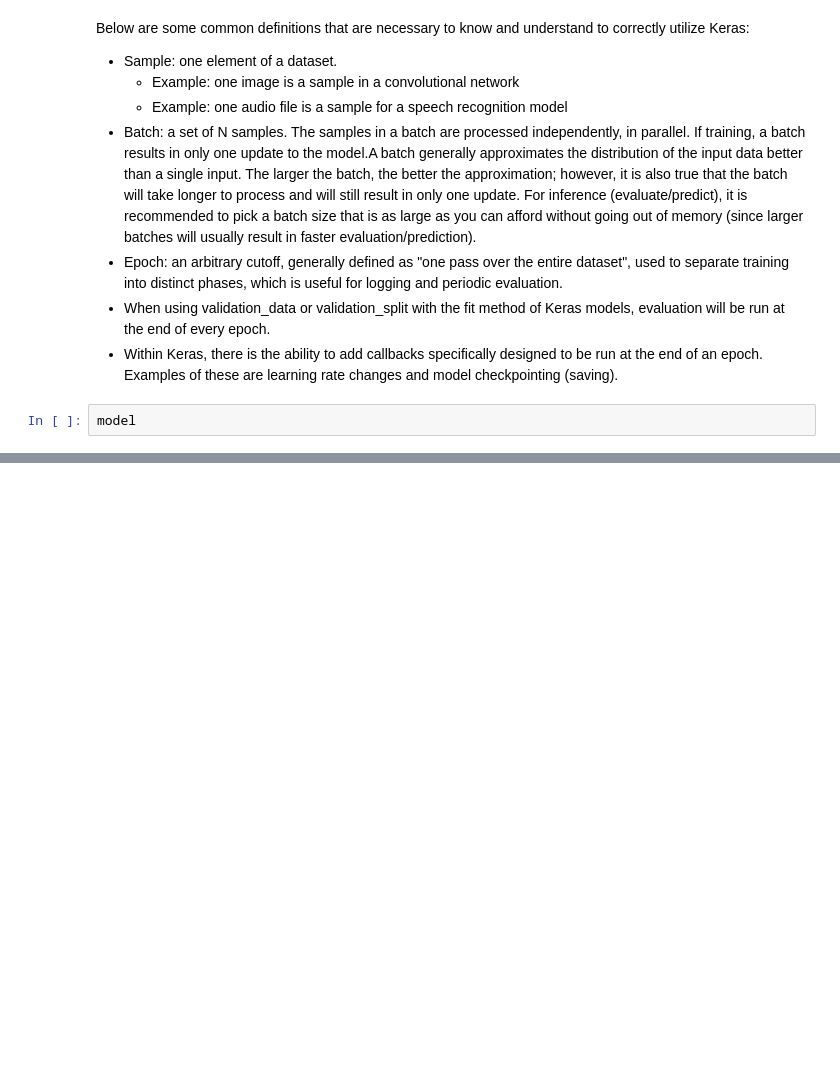
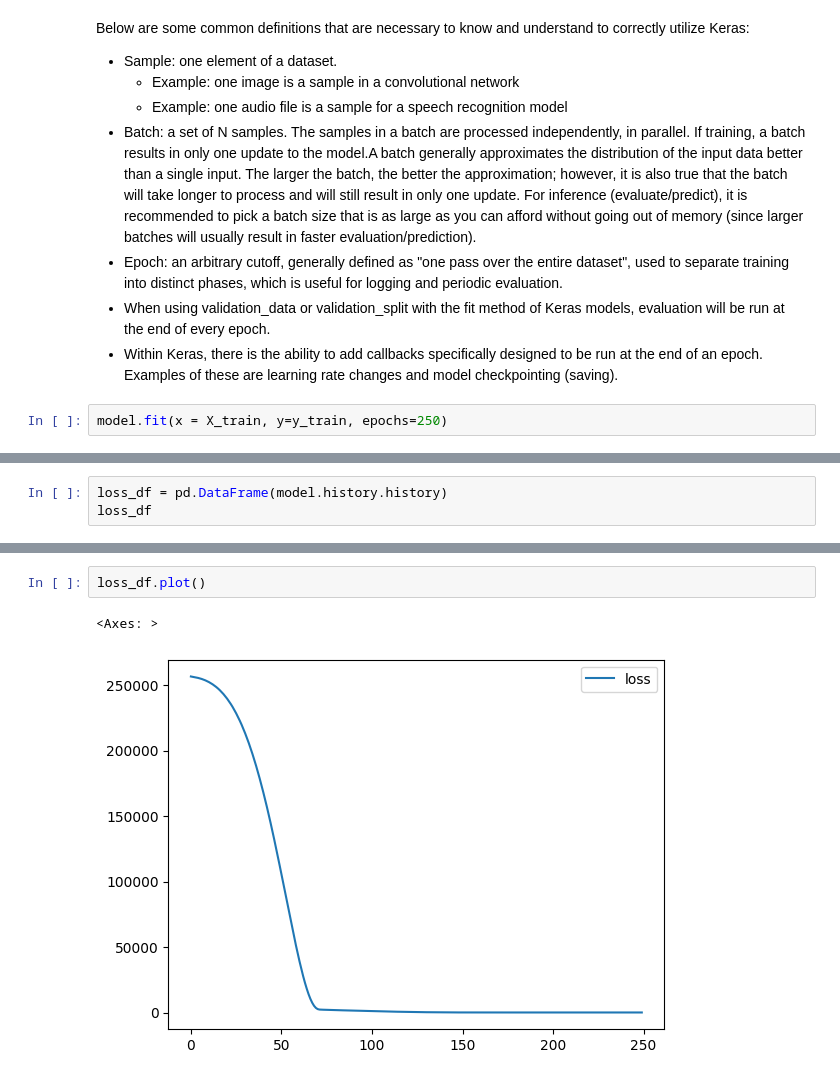
Before and after one commit to Sabbha20/ten-k-learn, a Jupyter notebook: 01 tensorflow-Keras/00 - Keras-Basics.ipynb, the cells around one changed output, grey strips where cells are left out. Drawn from its saved outputs; the diff is of its cells as text; blank space fills up the shorter version.

Commit message:
Ran our model with 250 epocs and found out the loss in each epocs through a graph

```diff
--- a/01 tensorflow-Keras/00 - Keras-Basics.ipynb
+++ b/01 tensorflow-Keras/00 - Keras-Basics.ipynb
@@ -171,5 +171,5 @@ Below are some common definitions that are necessary to know and understand to c
 * When using validation_data or validation_split with the fit method of Keras models, evaluation will be run at the end of every epoch.
 * Within Keras, there is the ability to add callbacks specifically designed to be run at the end of an epoch. Examples of these are learning rate changes and model checkpointing (saving).
 # %%
-model
+model.fit(x = X_train, y=y_train, epochs=250)
 # %% [output]
@@ -176,0 +194,3 @@ model
+# %%
+loss_df = pd.DataFrame(model.history.history)
+loss_df
@@ -176,0 +211,5 @@ model
+# %%
+loss_df.plot()
+# %% [output]
+<Axes: >
+[figure, added]
```
Also changed, not shown: parts of 2 cells of this notebook.
